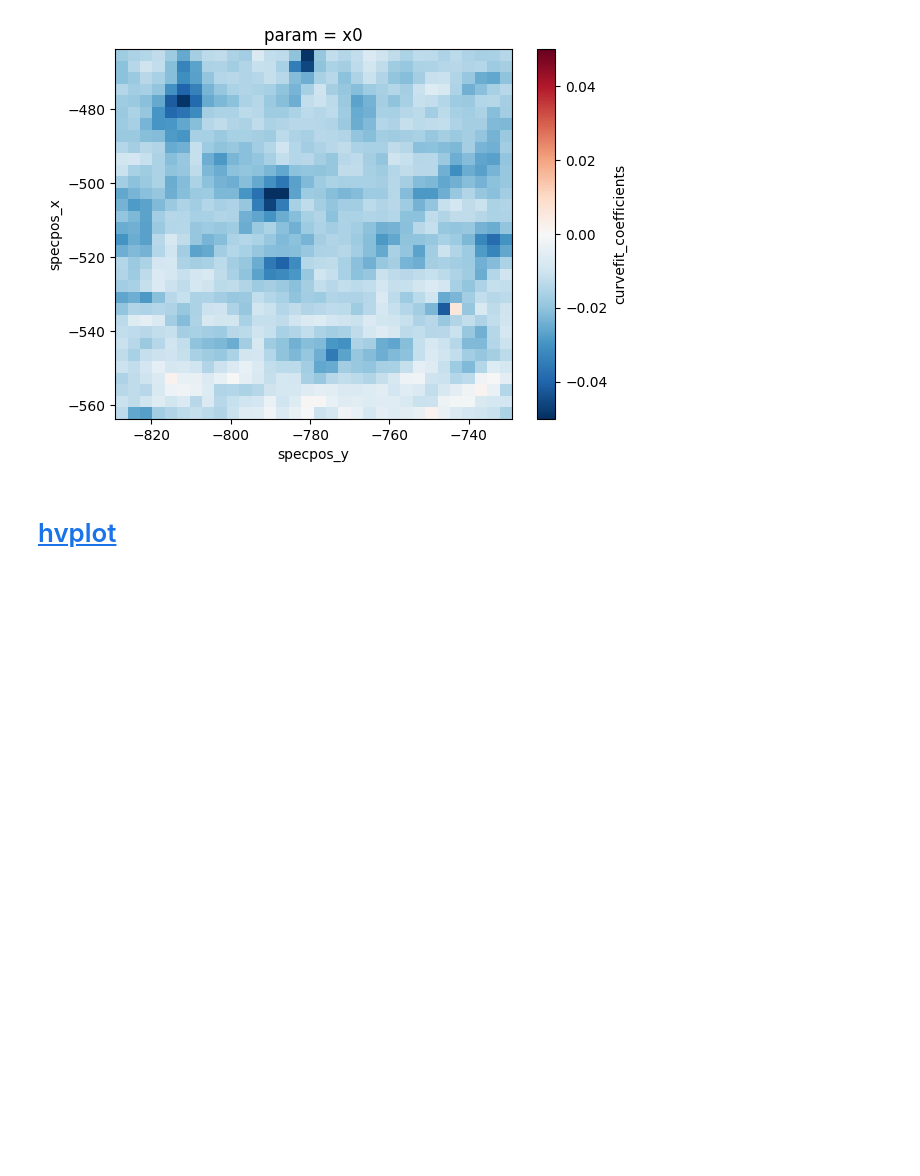
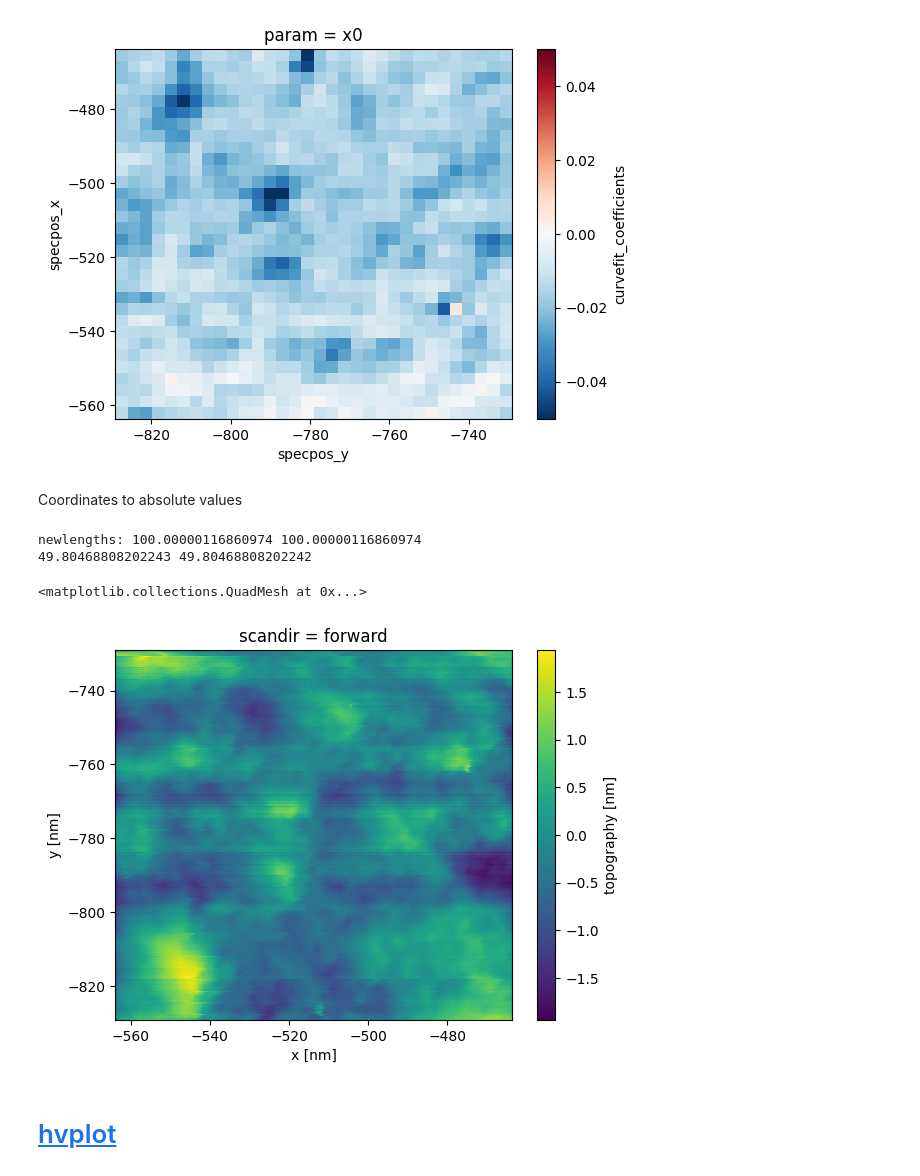
Before and after one commit to rescipy-project/spym, a Jupyter notebook: tutorial.ipynb, the cells around one changed output. Saved outputs shown, nothing was run; the diff lists cells and outputs as text; code cells hidden in the pictures; blank space fills up the shorter version.

```diff
--- a/tutorial.ipynb
+++ b/tutorial.ipynb
@@ -332,6 +335,18 @@ fit_map['curvefit_coefficients'].sel(param = 'x0').plot()
 # %% [output]
 <matplotlib.collections.QuadMesh at 0x...>
 [figure]
+# %% [markdown]
+Coordinates to absolute values
+# %%
+specmap_abs = rhkpy.coord_to_absolute(specmap.image)
+# %% [output]
+newlengths: 100.00000116860974 100.00000116860974
+49.80468808202243 49.80468808202242
+# %%
+specmap_abs.topography[:, :, 0].plot(cmap = 'viridis')
+# %% [output]
+<matplotlib.collections.QuadMesh at 0x...>
+[figure, added]
 # %% [markdown]
 # <a id='toc3_'></a>[hvplot](#toc0_)
 # %% [markdown]
```
Also changed, not shown: parts of 1 cell of this notebook.
